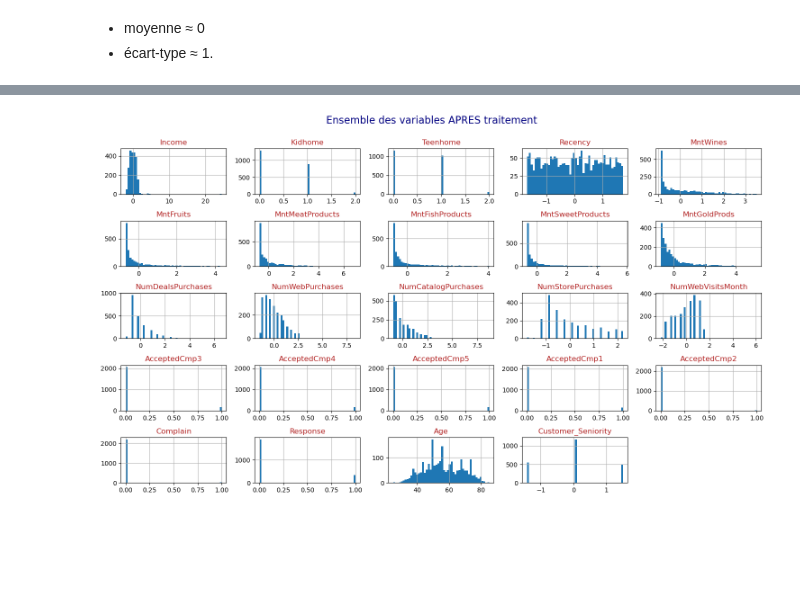
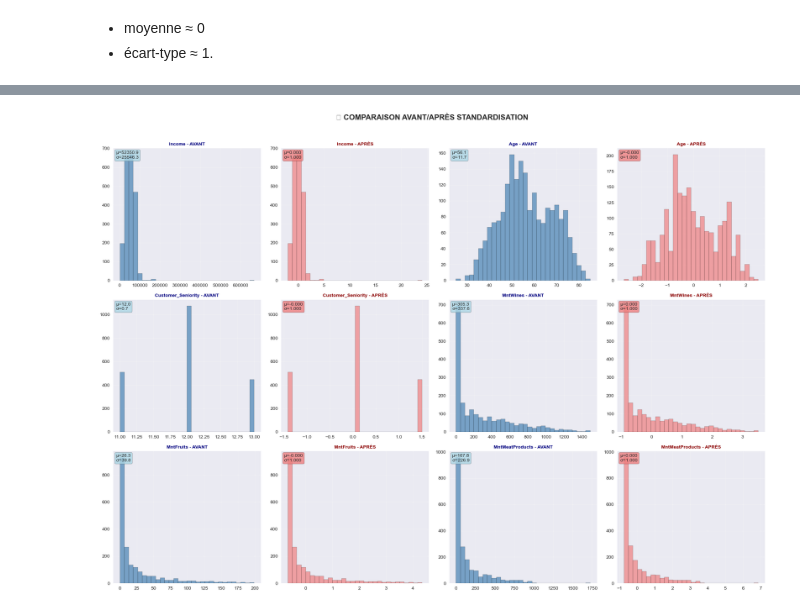
Before and after one commit to bruno-coulet/customer-personality-analysis, a Jupyter notebook: exploration.ipynb, the cells around one changed output, grey strips where cells are left out. Saved outputs shown, nothing was run; the diff lists cells and outputs as text; code cells hidden in the pictures; blank space fills up the shorter version.

```diff
--- a/exploration.ipynb
+++ b/exploration.ipynb
@@ -167,10 +1628,79 @@ df_scaled[to_std] = scaler.fit_transform(df_clean[to_std])
 # %%
-axes = df_scaled.hist(bins=50, figsize=(15,9))
-plt.suptitle("Ensemble des variables APRES traitement", fontsize=16, color="navy")
-# Modifier la couleur des titres individuels
-for ax in axes.ravel():  # ravel() aplatit la grille d'axes
-    ax.set_title(ax.get_title(), color='firebrick')
+# Visualisation comparative avant/après standardisation
+print("📊 VISUALISATION COMPARATIVE AVANT/APRÈS STANDARDISATION")
+print("="*60)
 
-plt.tight_layout(rect=[0, 0.03, 1, 0.98])
+# Sélection d'un échantillon de variables pour la comparaison
+sample_vars = to_std[:6]  # 6 premières variables pour la visualisation
+
+fig, axes = plt.subplots(3, 4, figsize=(20, 15))
+axes = axes.ravel()
+
+for i, var in enumerate(sample_vars):
+    if var in df_clean.columns and var in df_scaled.columns:
+        # Distribution avant standardisation
+        axes[2*i].hist(df_clean[var].dropna(), bins=30, alpha=0.7,
+                      color='steelblue', edgecolor='black', label='Original')
+        axes[2*i].set_title(f'{var} - AVANT', fontsize=10, fontweight='bold', color='navy')
+        axes[2*i].grid(True, alpha=0.3)
+
+        # Statistiques avant
+        mean_orig = df_clean[var].mean()
+        std_orig = df_clean[var].std()
+        axes[2*i].text(0.02, 0.98, f'μ={mean_orig:.1f}\nσ={std_orig:.1f}',
+                      transform=axes[2*i].transAxes, verticalalignment='top',
+                      bbox=dict(boxstyle='round', facecolor='lightblue', alpha=0.8))
+
+        # Distribution après standardisation
+        axes[2*i+1].hist(df_scaled[var].dropna(), bins=30, alpha=0.7,
+                        color='lightcoral', edgecolor='black', label='Standardisé')
+        axes[2*i+1].set_title(f'{var} - APRÈS', fontsize=10, fontweight='bold', color='darkred')
+        axes[2*i+1].grid(True, alpha=0.3)
+
+        # Statistiques après
+        mean_scaled = df_scaled[var].mean()
+        std_scaled = df_scaled[var].std()
+        axes[2*i+1].text(0.02, 0.98, f'μ={mean_scaled:.3f}\nσ={std_scaled:.3f}',
+                        transform=axes[2*i+1].transAxes, verticalalignment='top',
+                        bbox=dict(boxstyle='round', facecolor='lightcoral', alpha=0.8))
+
+# Suppression des axes vides
+for j in range(2*len(sample_vars), len(axes)):
+    fig.delaxes(axes[j])
+
+plt.suptitle('📊 COMPARAISON AVANT/APRÈS STANDARDISATION',
+             fontsize=16, fontweight='bold', y=0.98)
+plt.tight_layout(rect=[0, 0.03, 1, 0.96])
 plt.show()
+
+# Histogramme global des variables standardisées
+print(f"\n📈 DISTRIBUTION GLOBALE DES VARIABLES STANDARDISÉES")
+fig, ax = plt.subplots(figsize=(15, 8))
+
+# Concaténation de toutes les variables standardisées pour vue d'ensemble
+all_standardized = pd.concat([df_scaled[var] for var in to_std if var in df_scaled.columns])
+
+ax.hist(all_standardized.dropna(), bins=50, alpha=0.7, color='green', edgecolor='black')
+ax.axvline(0, color='red', linestyle='--', linewidth=2, label='Moyenne théorique (0)')
+ax.axvline(-1, color='orange', linestyle='--', alpha=0.7, label='±1 écart-type')
+ax.axvline(1, color='orange', linestyle='--', alpha=0.7)
+ax.set_title('📊 Distribution Globale des Variables Standardisées',
+             fontsize=14, fontweight='bold')
+ax.set_xlabel('Valeurs standardisées')
+ax.set_ylabel('Fréquence')
+ax.legend()
+ax.grid(True, alpha=0.3)
+
+# Ajout de statistiques globales
+global_mean = all_standardized.mean()
+global_std = all_standardized.std()
+ax.text(0.02, 0.98, f'Moyenne globale: {global_mean:.6f}\nÉcart-type global: {global_std:.6f}',
+        transform=ax.transAxes, verticalalignment='top',
+        bbox=dict(boxstyle='round', facecolor='lightgreen', alpha=0.8))
+
+plt.tight_layout()
+plt.show()
+
+print(f"✅ Visualisation comparative terminée")
+print(f"📊 Toutes les variables sont maintenant centrées (μ≈0) et réduites (σ≈1)")
 # %% [output]
@@ -177 +1709 @@ plt.show()
-[figure, old version]
+[figure, new version]
```
Also changed, not shown: parts of 45 cells of this notebook, 6 other files.
